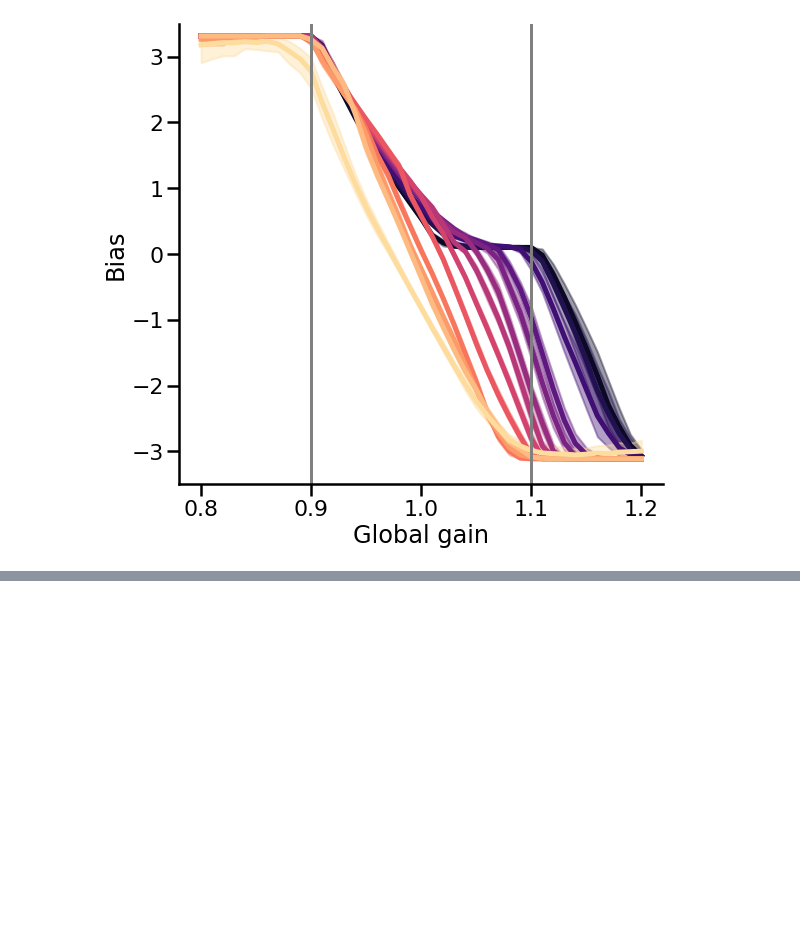
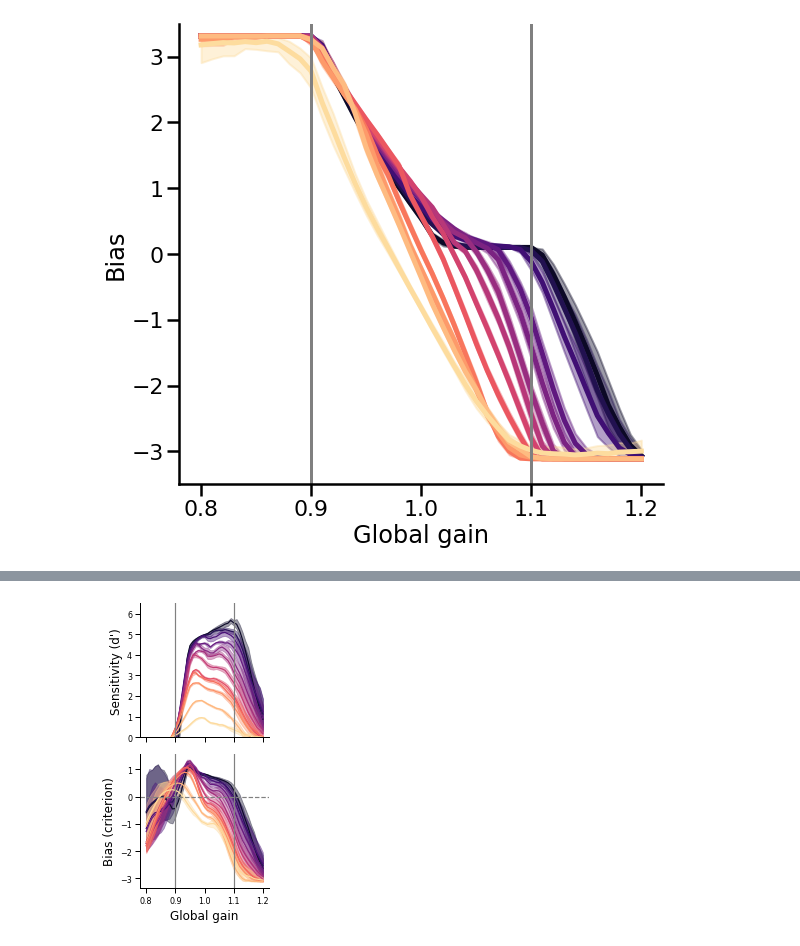
Before and after one commit to lynnsoerensen/Arousal_DCNN, a Jupyter notebook: Figures/Figure3_updated.ipynb, the cells around one changed output, grey strips where cells are left out. Cells and saved outputs as stored; diff of their text form; code cells hidden in the pictures; blank space fills up the shorter version.

```diff
--- a/Figures/Figure2.ipynb
+++ b/Figures/Figure3_updated.ipynb
@@ -249,0 +312,31 @@ plt.show()
+# %%
+# Figure S2C
+fig, axes = plt.subplots(2, 1, figsize=(6.6*cm, 2 * 6*cm ), sharex=True)
+ax = sns.lineplot(data=df, x='Gain', y='dPrime', palette=colors, hue='Num_rand', hue_order=num_rands,
+                  legend=False, err_kws={'alpha':0.4}, ax = axes[0])
+
+axes[0].axvline(0.9, c='gray')
+axes[0].axvline(1.1, c='gray')
+
+axes[0].set_ylim([0, 6.5])
+
+axes[0].set_ylabel("Sensitivity (d')")
+sns.despine()
+
+ax = sns.lineplot(data=df, x='Gain', y='criterion', palette=colors, hue='Num_rand', hue_order=num_rands,
+                  legend=False, err_kws={'alpha':0.4}, ax=axes[1])
+
+axes[1].axvline(0.9, c='gray')
+axes[1].axvline(1.1, c='gray')
+
+axes[1].axhline(0, c='gray', ls = '--')
+
+axes[1].set_xticks([0.8, 0.9, 1, 1.1, 1.2])
+axes[1].set_xlabel('Global gain')
+axes[1].set_ylabel("Bias (criterion)")
+sns.despine()
+plt.tight_layout()
+
+plt.show()
+# %% [output]
+[figure, added]
```
Also changed, not shown: parts of 9 cells of this notebook, 7 other files.
